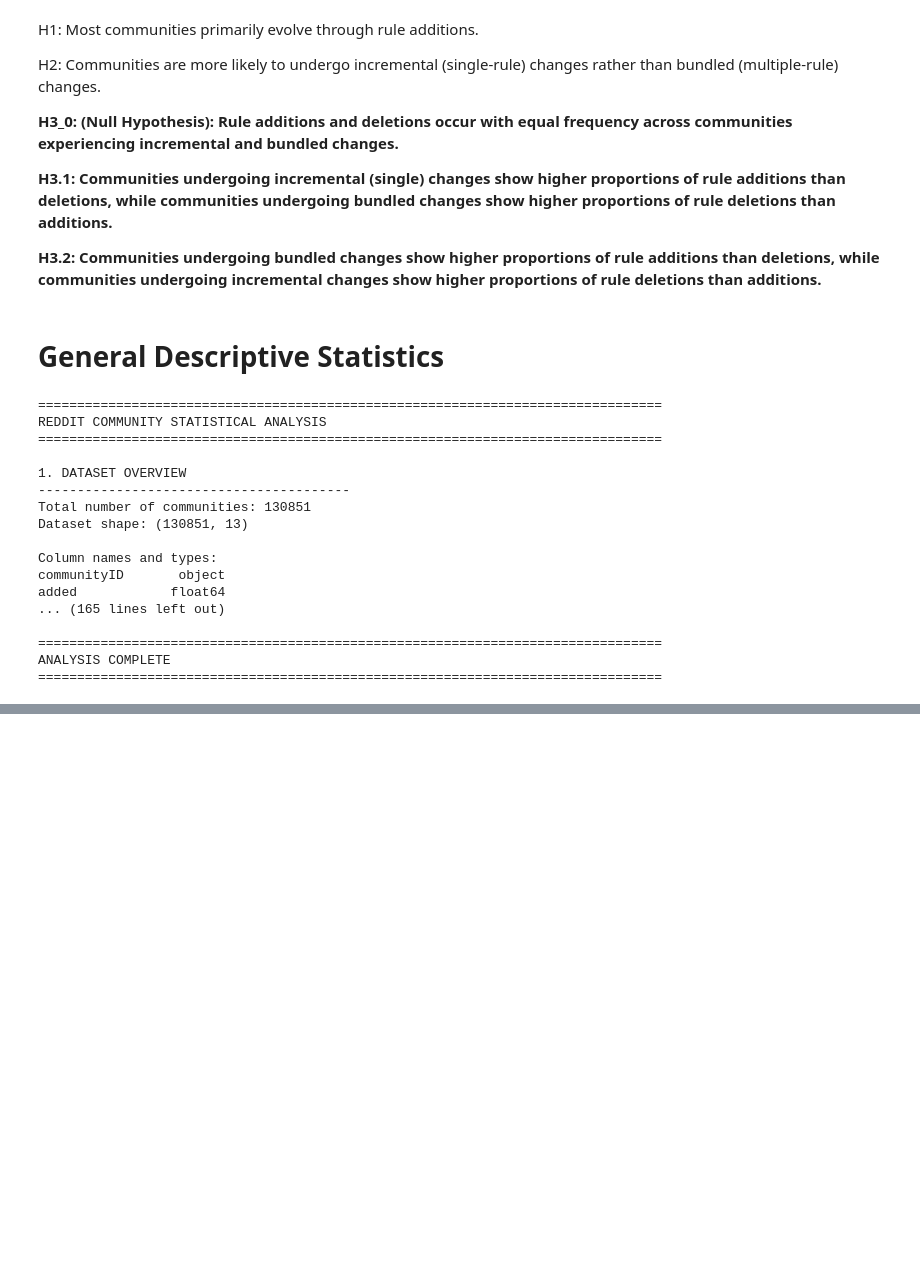
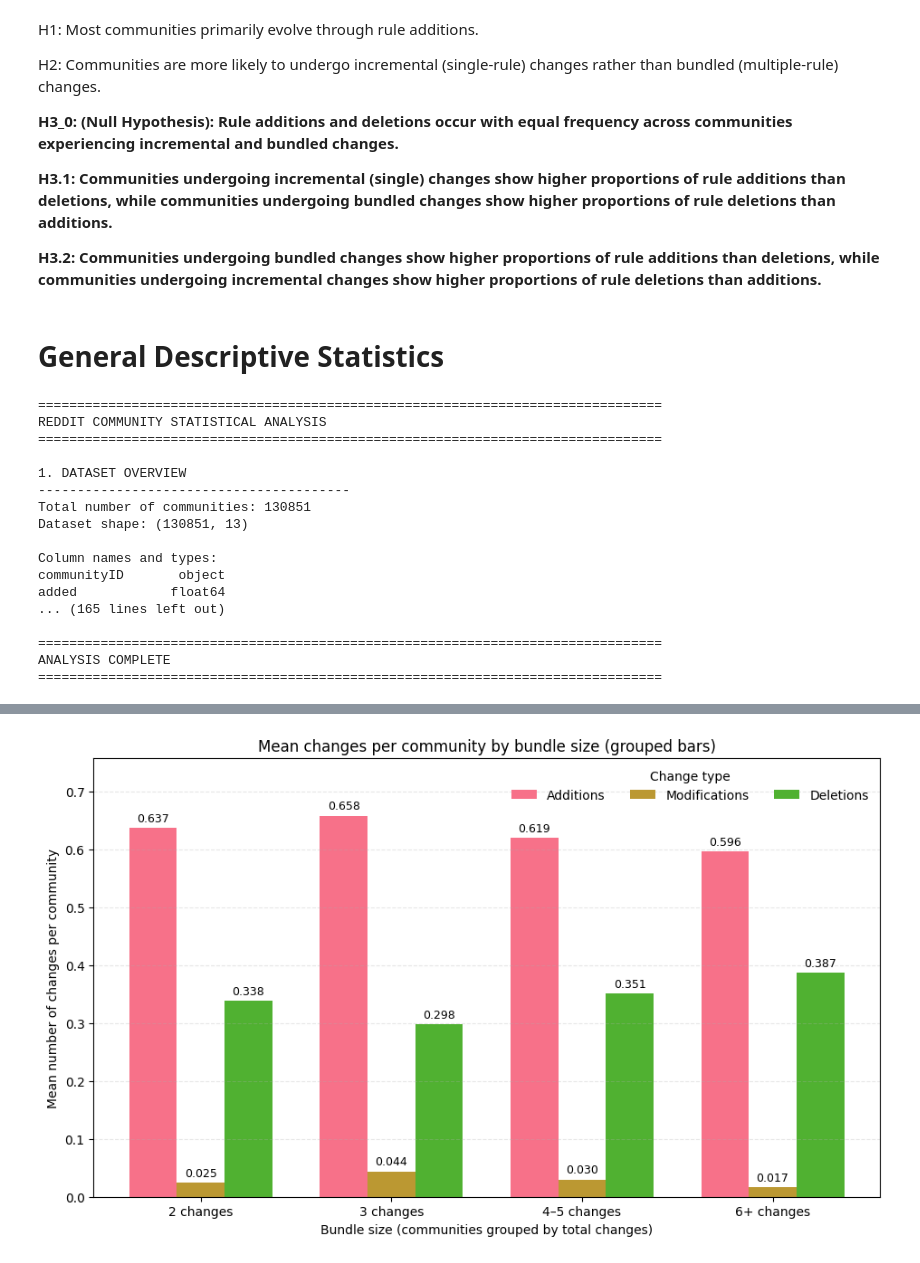
Before and after one commit to ElevenyChen/CommunityRuleChange, a Jupyter notebook: H3_Verification.ipynb, the cells around one changed output, grey strips where cells are left out. Cells and saved outputs as stored; diff of their text form; code cells hidden in the pictures; blank space fills up the shorter version.

```diff
--- a/H3_Verification.ipynb
+++ b/H3_Verification.ipynb
@@ -256,0 +259,14 @@ ANALYSIS COMPLETE
+# %%
+import pandas as pd
+import numpy as np
+import matplotlib.pyplot as plt
+import seaborn as sns
+from scipy import stats
+from scipy.stats import (chi2_contingency, mannwhitneyu, wilcoxon,
+                         fisher_exact, ttest_ind, binomtest)
+import warnings
+warnings.filterwarnings('ignore')
+
+# Load the data
+file_path = '/content/drive/My Drive/Projects/Reddit_rules/2024_ChenEtAl_rulechange/sub_level_data.csv'
+df = pd.read_csv(file_path)
@@ -256,0 +971,71 @@ ANALYSIS COMPLETE
+# %%
+# -*- coding: utf-8 -*-
+# Grouped bar chart: mean number of changes per community by bundle-size bin
+
+import pandas as pd
+import numpy as np
+import matplotlib.pyplot as plt
+
+# -----------------------------
+# 1) Enter the data (means)
+# -----------------------------
+data_mean = {
+    "bin": ["2 changes", "3 changes", "4–5 changes", "6+ changes"],
+    "n":   [1443,        707,         851,            1587],
+    "Additions":     [0.637, 0.658, 0.619, 0.596],
+    "Modifications": [0.025, 0.044, 0.030, 0.017],
+    "Deletions":     [0.338, 0.298, 0.351, 0.387],
+}
+
+dfm = pd.DataFrame(data_mean)
+
+cats_order = ["Additions", "Modifications", "Deletions"]
+
+# -----------------------------
+# 2) Plot: grouped bars (mean scale)
+# -----------------------------
+plt.figure(figsize=(9.5, 5.8))
+
+x = np.arange(len(dfm))          # group positions
+width = 0.25                     # bar width
+offsets = np.linspace(-1, 1, num=len(cats_order))  # symmetric offsets for 3 cats
+
+bars = []
+for i, c in enumerate(cats_order):
+    bar = plt.bar(x + offsets[i]*width, dfm[c], width, label=c)
+    bars.append(bar)
+
+# Axes/labels
+plt.xticks(x, dfm["bin"])
+plt.ylabel("Mean number of changes per community")
+plt.xlabel("Bundle size (communities grouped by total changes)")
+plt.title("Mean changes per community by bundle size (grouped bars)")
+ymax = max(dfm[cats_order].to_numpy().max(), 0.01) * 1.15
+plt.ylim(0, ymax)
+plt.grid(axis="y", linestyle="--", alpha=0.3)
+plt.legend(title="Change type", ncol=3, frameon=False)
+
+# -----------------------------
+# 3) Annotate each bar with the mean value
+# -----------------------------
+def annotate_means(bar_container, values):
+    for rect, val in zip(bar_container, values):
+        height = rect.get_height()
+        plt.annotate(f"{val:.3f}",
+                     xy=(rect.get_x() + rect.get_width()/2, height),
+                     xytext=(0, 3),
+                     textcoords="offset points",
+                     ha="center", va="bottom", fontsize=9)
+
+for i, c in enumerate(cats_order):
+    annotate_means(bars[i], dfm[c].to_list())
+
+plt.tight_layout()
+plt.show()
+
+# -----------------------------
+# (Optional) Save figure
+# -----------------------------
+# plt.savefig("mean_changes_grouped_bars.png", dpi=300, bbox_inches="tight")
+# %% [output]
+[figure, added]
```
Also changed, not shown: parts of 15 cells of this notebook.
